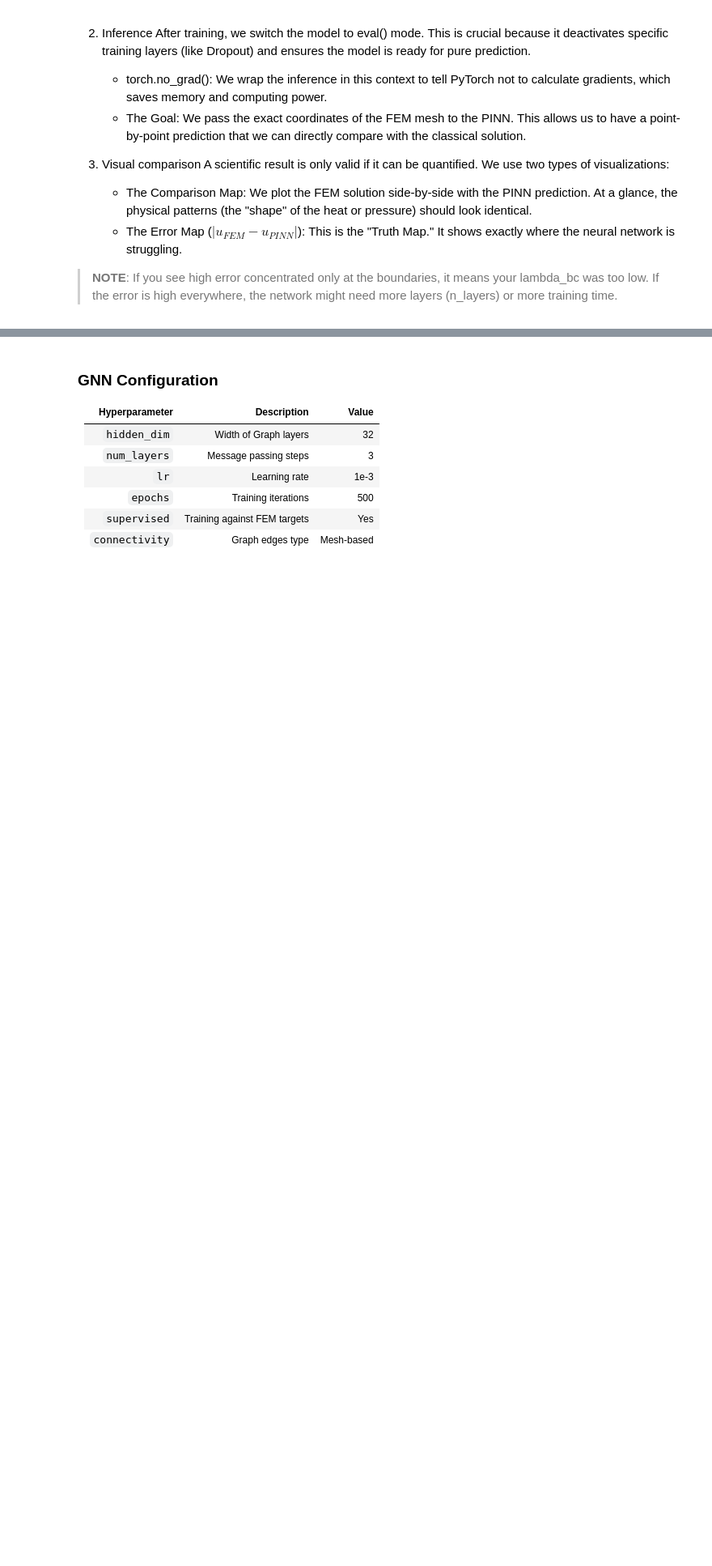
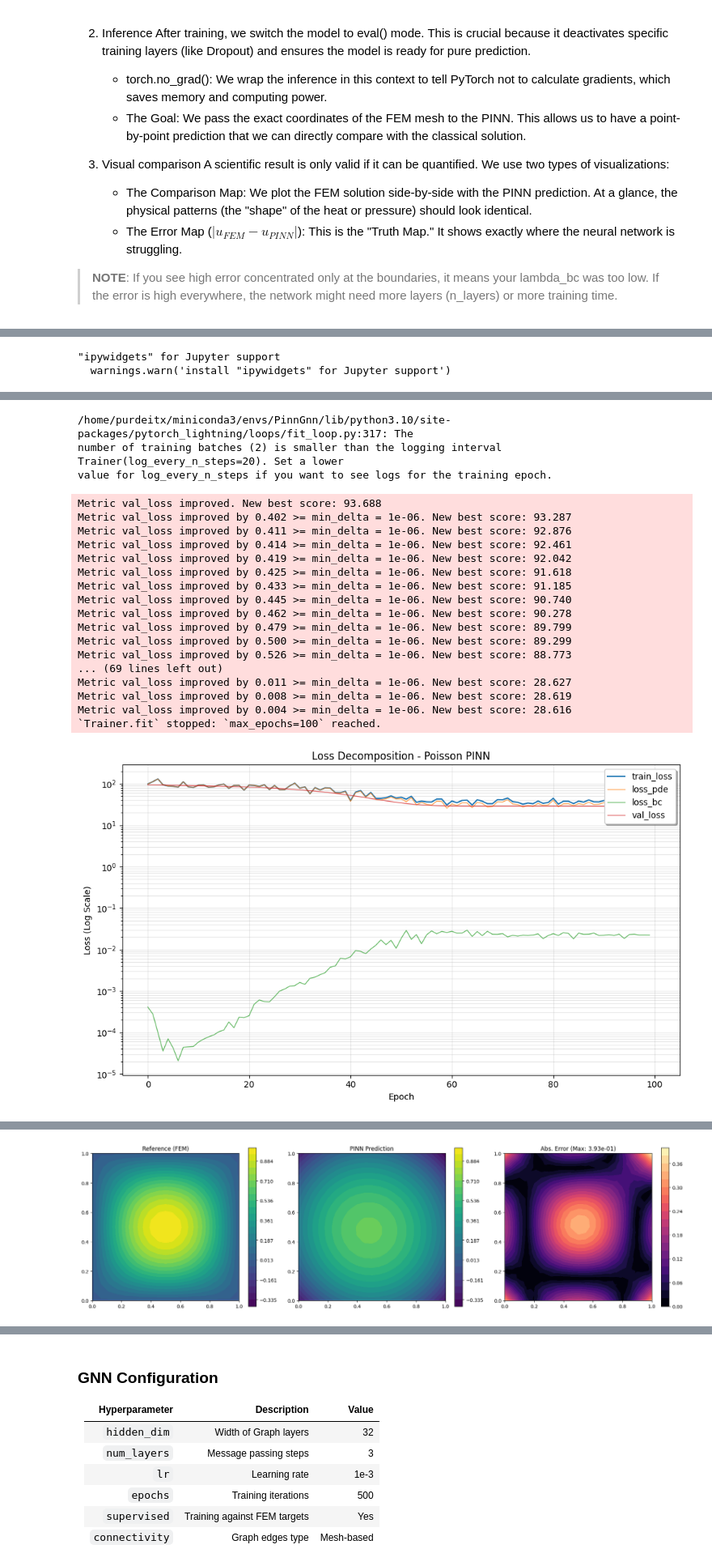
Before and after one commit to Purdeitx/PinnGnn, a Jupyter notebook: GraphPinns.ipynb, the cells around one changed output, grey strips where cells are left out. Shown at 81% size. Saved outputs shown, nothing was run; the diff lists cells and outputs as text; code cells hidden in the pictures; blank space fills up the shorter version.

```diff
--- a/GraphPinns.ipynb
+++ b/GraphPinns.ipynb
@@ -408,22 +514,8 @@ from PINN.pinn_module import PINNSystem
 from config.physics import *
 from utils.train_utils import GradientMonitor, LossPlotterCallback
 
-# Update config
-PINN_CONFIG = {
-    'input_dim': train_pts.shape[-1],
-    'hidden_dim': hidden_dim,
-    'num_layers': n_layers,
-    'lr': lr,
-    'epochs': max_epochs,
-    'lambda_bc': lambda_bc,
-    'use_fem_for_train': use_fem_for_train,
-    'use_fem_for_test': use_fem_for_test,
-    'n_collocation': len(train_pts), # Directly from the points we just created
-    'n_boundary': n_bc
-}
-
-# my_physics = PoissonPhysics(source_type='sine', scale=1.0)
-my_physics = PoissonGeneral(source_type='sine', scale=1.0)
+# my_physics = PoissonPhysics(source_type=PINN_CONFIG['source_type'], scale=PINN_CONFIG['source_value'])
+my_physics = PoissonGeneral(source_type=PINN_CONFIG['source_type'], scale=PINN_CONFIG['source_value'])
 pinn = PINNSystem(**PINN_CONFIG, physics=my_physics)
 
 loss_plotter = LossPlotterCallback(
@@ -454,7 +546,7 @@ trainer = pl.Trainer(
     accelerator="auto",
     devices=1,
     callbacks=callbacks,
-    log_every_n_steps=20
+    log_every_n_steps=20,
 )
 
 from utils.reporting import print_config_summary
@@ -490,22 +598,28 @@ Once the strategy is set and the model is assembled, we proceed to the final sta
 
 > **NOTE**: If you see high error concentrated only at the boundaries, it means your lambda_bc was too low. If the error is high everywhere, the network might need more layers (n_layers) or more training time.
 # %%
-# 1. High precision
-torch.set_float32_matmul_precision('high')
+# ============================================================
+# STEP 3: Fit model (train)
+# ============================================================
 
-# 2. Training loop
+# torch.set_float32_matmul_precision('high')
 trainer.fit(pinn, train_dataloaders=train_loader, val_dataloaders=val_loader)
 
-# 3. Inference
+# ============================================================
+# STEP 4: verify model (visualize solution)
+# ============================================================
+
+# Put in eval mode for inference
 pinn.eval()
 with torch.no_grad():
     x_test = torch.tensor(prob['doflocs'], dtype=torch.float32).to(pinn.device)
     u_pinn_pred = pinn(x_test).cpu().numpy().flatten()
 
-# 4. Results comparison
+# Results comparison
 fig_comp = plot_comparison_with_pinn(pinn, prob['u'], prob['doflocs'])
 plt.show()
 
-# 5. Error analysis
+# Error analysis
 fig_err = plot_error_analysis(u_fem=prob['u'], u_model=u_pinn_pred, model_name="PINN")
 plt.show()
+# %% [output]
@@ -511,0 +640,2 @@ plt.show()
+"ipywidgets" for Jupyter support
+  warnings.warn('install "ipywidgets" for Jupyter support')
@@ -511,0 +654,21 @@ plt.show()
+/home/purdeitx/miniconda3/envs/PinnGnn/lib/python3.10/site-packages/pytorch_lightning/loops/fit_loop.py:317: The
+number of training batches (2) is smaller than the logging interval Trainer(log_every_n_steps=20). Set a lower
+value for log_every_n_steps if you want to see logs for the training epoch.
+Metric val_loss improved. New best score: 93.688
+Metric val_loss improved by 0.402 >= min_delta = 1e-06. New best score: 93.287
+Metric val_loss improved by 0.411 >= min_delta = 1e-06. New best score: 92.876
+Metric val_loss improved by 0.414 >= min_delta = 1e-06. New best score: 92.461
+Metric val_loss improved by 0.419 >= min_delta = 1e-06. New best score: 92.042
+Metric val_loss improved by 0.425 >= min_delta = 1e-06. New best score: 91.618
+Metric val_loss improved by 0.433 >= min_delta = 1e-06. New best score: 91.185
+Metric val_loss improved by 0.445 >= min_delta = 1e-06. New best score: 90.740
+Metric val_loss improved by 0.462 >= min_delta = 1e-06. New best score: 90.278
+Metric val_loss improved by 0.479 >= min_delta = 1e-06. New best score: 89.799
+Metric val_loss improved by 0.500 >= min_delta = 1e-06. New best score: 89.299
+Metric val_loss improved by 0.526 >= min_delta = 1e-06. New best score: 88.773
+... (69 lines left out)
+Metric val_loss improved by 0.011 >= min_delta = 1e-06. New best score: 28.627
+Metric val_loss improved by 0.008 >= min_delta = 1e-06. New best score: 28.619
+Metric val_loss improved by 0.004 >= min_delta = 1e-06. New best score: 28.616
+`Trainer.fit` stopped: `max_epochs=100` reached.
+[figure, added]
@@ -511,0 +676 @@ plt.show()
+[figure, added]
```
Also changed, not shown: parts of 17 cells of this notebook, 17 other files.
